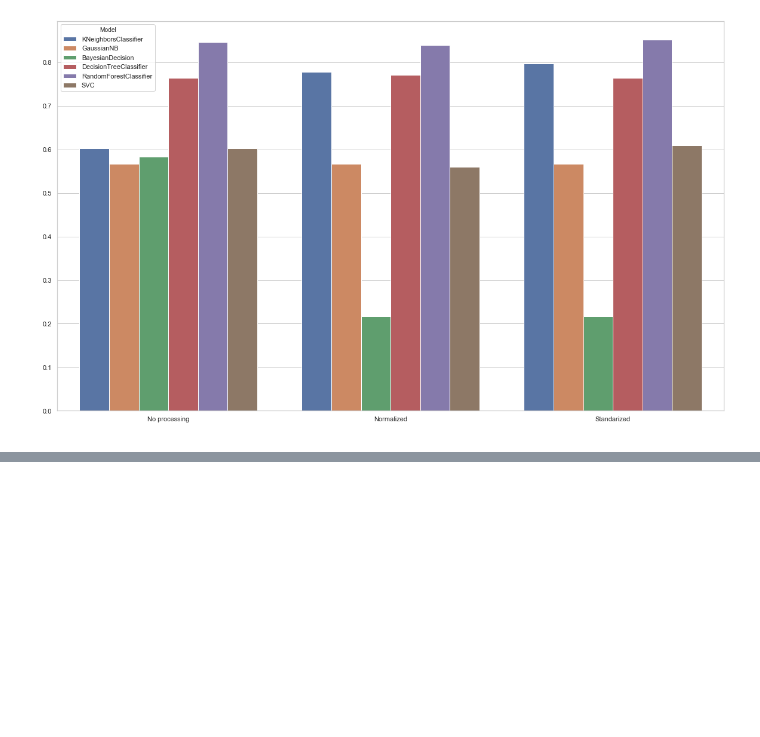
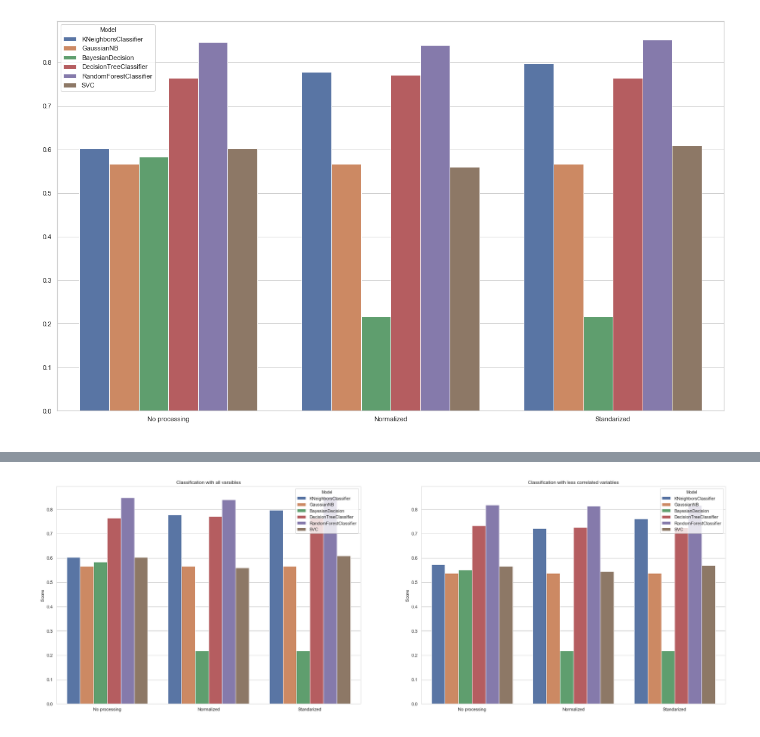
Before and after one commit to gurpreetsinghwalia55/TMD, a Jupyter notebook: Notebook.ipynb, the cells around one changed output, grey strips where cells are left out. Cells and saved outputs as stored; diff of their text form; code cells hidden in the pictures; blank space fills up the shorter version.

```diff
--- a/Notebook.ipynb
+++ b/Notebook.ipynb
@@ -320,0 +358,33 @@ plt.show()
+# %%
+X_low_corr_norm = MinMaxScaler().fit_transform(X_low_corr)
+X_low_corr_stand = StandardScaler().fit_transform(X_low_corr)
+
+scores = []
+
+for X_current, base in zip([X_low_corr, X_low_corr_norm, X_low_corr_stand], ['No processing', 'Normalized', 'Standarized']):
+    X_current_train, X_current_test, y_current_train, y_current_test = train_test_split(X_current, y, random_state=42)
+    for model in models:
+        model.fit(X_current_train, y_current_train)
+        score = model.score(X_current_test, y_current_test)
+        scores.append({
+            'Model' : type(model).__name__,
+            'dataset' : base,
+            'score' : score
+        })
+        scores_df_low_corr = pd.DataFrame(scores)
+# %%
+plt.figure(figsize = (30,10))
+ax = plt.subplot(121)
+sns.barplot(x=scores_df.dataset, y=scores_df.score.values, hue=scores_df.Model);
+plt.xlabel(' ')
+plt.ylabel('Score')
+plt.title('Classification with all varaibles')
+
+plt.subplot(122, sharey=ax)
+sns.barplot(x=scores_df_low_corr.dataset, y=scores_df_low_corr.score.values, hue=scores_df.Model);
+plt.xlabel(' ')
+plt.ylabel('Score')
+plt.title('Classification with less correlated variables')
+plt.show()
+# %% [output]
+[figure, added]
```
Also changed, not shown: parts of 3 cells of this notebook.
